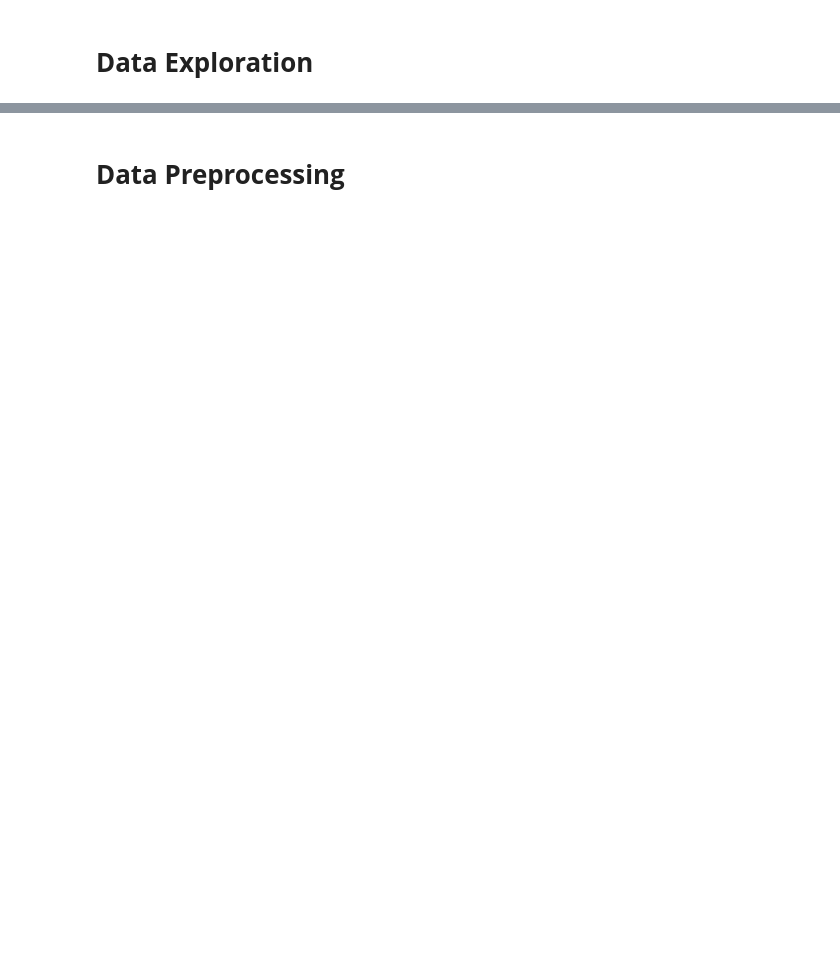
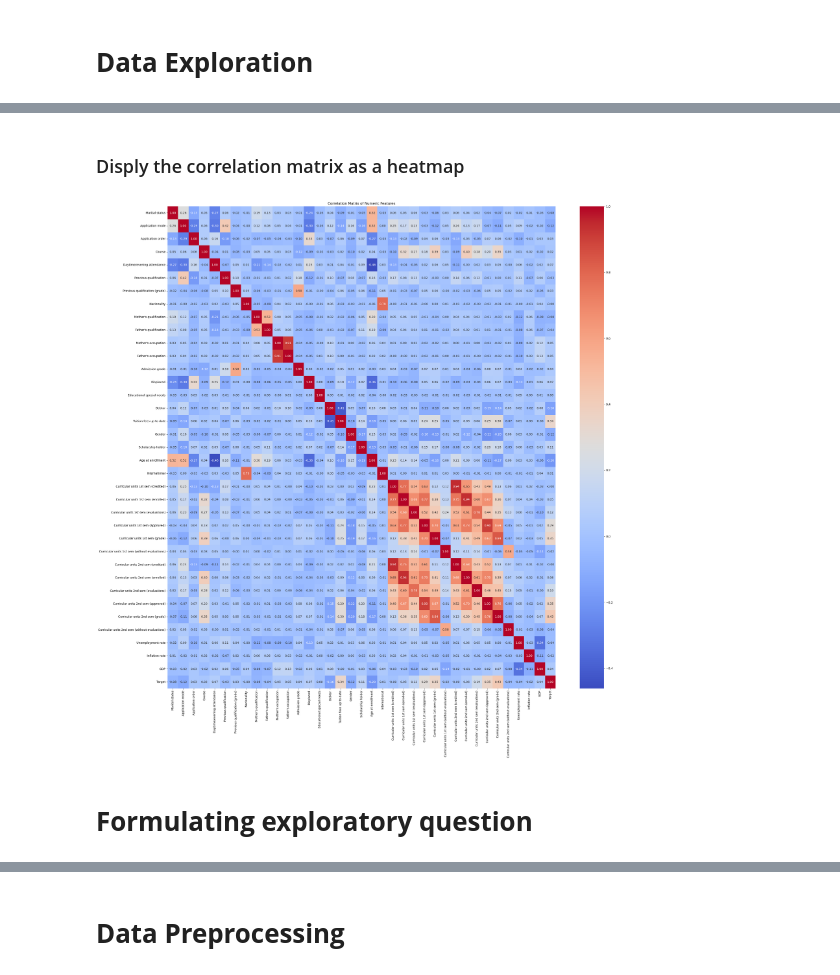
Before and after one commit to junyao0525/dm-ass, a Jupyter notebook: notebooks/main.ipynb, the cells around one changed output, grey strips where cells are left out. Drawn from its saved outputs; the diff is of its cells as text; code cells hidden in the pictures; blank space fills up the shorter version.

```diff
--- a/notebooks/main.ipynb
+++ b/notebooks/main.ipynb
@@ -252,0 +219,21 @@ Name: count, dtype: int64
+# %%
+dfCopy = df.copy()
+dfCopy['Target'] = dfCopy['Target'].map({'Dropout': 0, 'Graduate': 1, 'Enrolled': 2})
+# %% [markdown]
+### Disply the correlation matrix as a heatmap
+# %%
+# Select only numeric columns for correlation analysis
+numeric_df = dfCopy.select_dtypes(include='number')
+
+# Calculate the correlation matrix
+correlation_matrix = numeric_df.corr()
+
+# Display the correlation matrix as a heatmap
+plt.figure(figsize=(30, 30))  # Adjust figure size for better readability
+sns.heatmap(correlation_matrix, annot=True, cmap='coolwarm', fmt=".2f")
+plt.title('Correlation Matrix of Numeric Features')
+plt.show()
+# %% [output]
+[figure, added]
+# %% [markdown]
+# **Formulating exploratory question**
```
Also changed, not shown: parts of 94 cells of this notebook.
